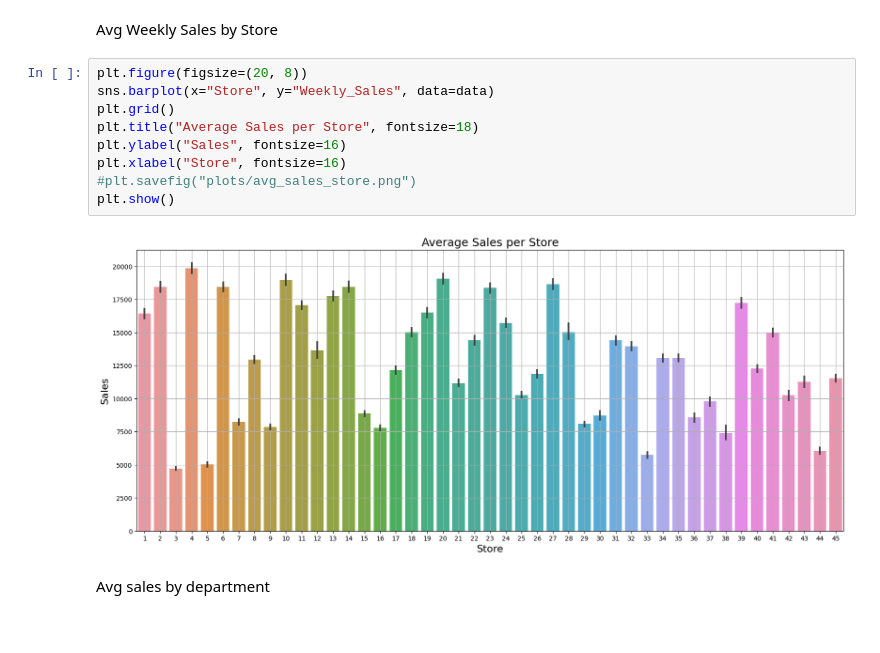
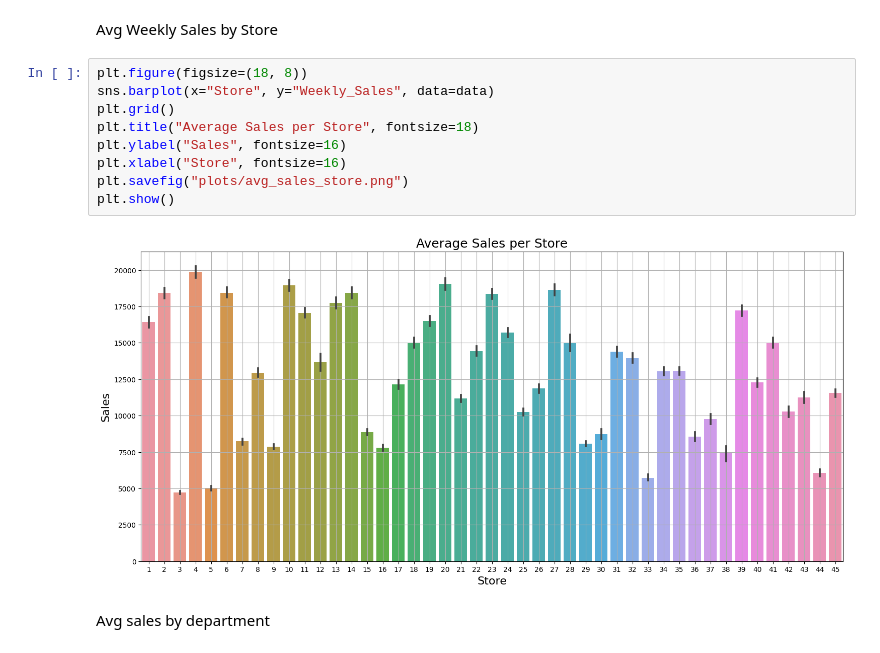
Before and after one commit to silas-ph/Project-2, a Jupyter notebook: sales_forecasting.ipynb, the cells around one changed output. Saved outputs shown, nothing was run; the diff lists cells and outputs as text.

```diff
--- a/sales_forecasting.ipynb
+++ b/sales_forecasting.ipynb
@@ -464,16 +485,16 @@ KeyError: 0
 # %% [markdown]
 Avg Weekly Sales by Store
 # %%
-plt.figure(figsize=(20, 8))
+plt.figure(figsize=(18, 8))
 sns.barplot(x="Store", y="Weekly_Sales", data=data)
 plt.grid()
 plt.title("Average Sales per Store", fontsize=18)
 plt.ylabel("Sales", fontsize=16)
 plt.xlabel("Store", fontsize=16)
-#plt.savefig("plots/avg_sales_store.png")
+plt.savefig("plots/avg_sales_store.png")
 plt.show()
 # %% [output]
-[figure, old version]
+[figure, new version]
 # %% [markdown]
 Avg sales by department
 # %%
```
Also changed, not shown: parts of 29 cells of this notebook, 7 other files.
